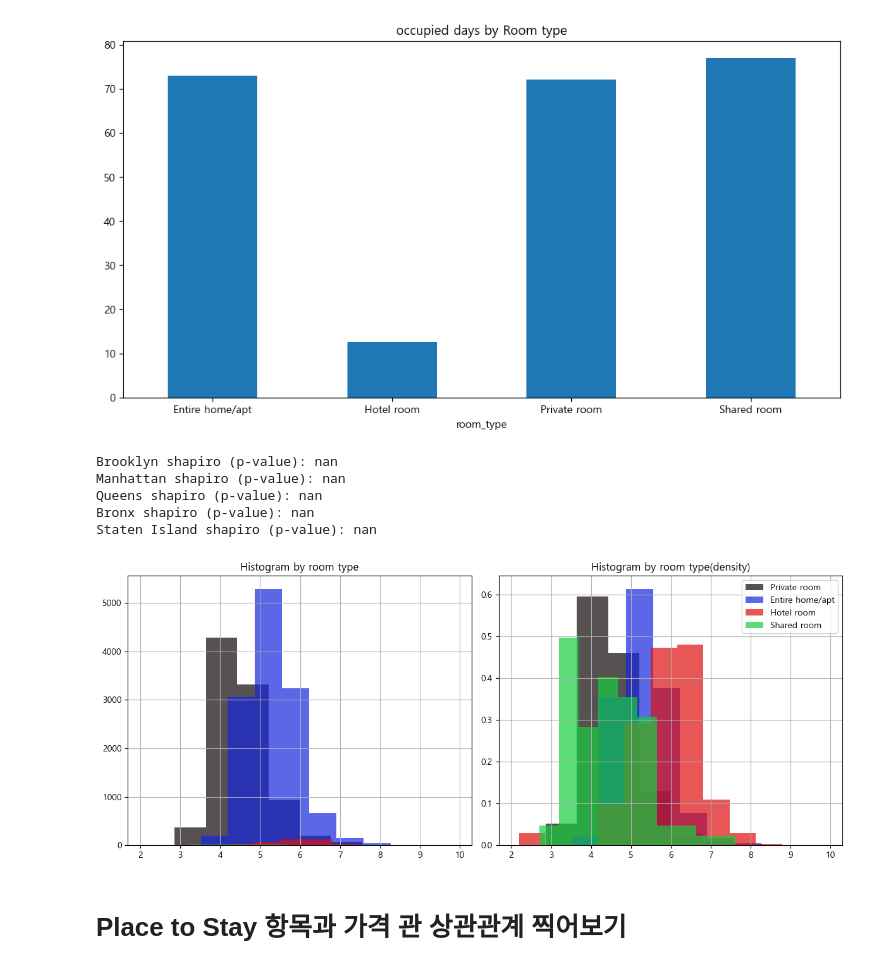
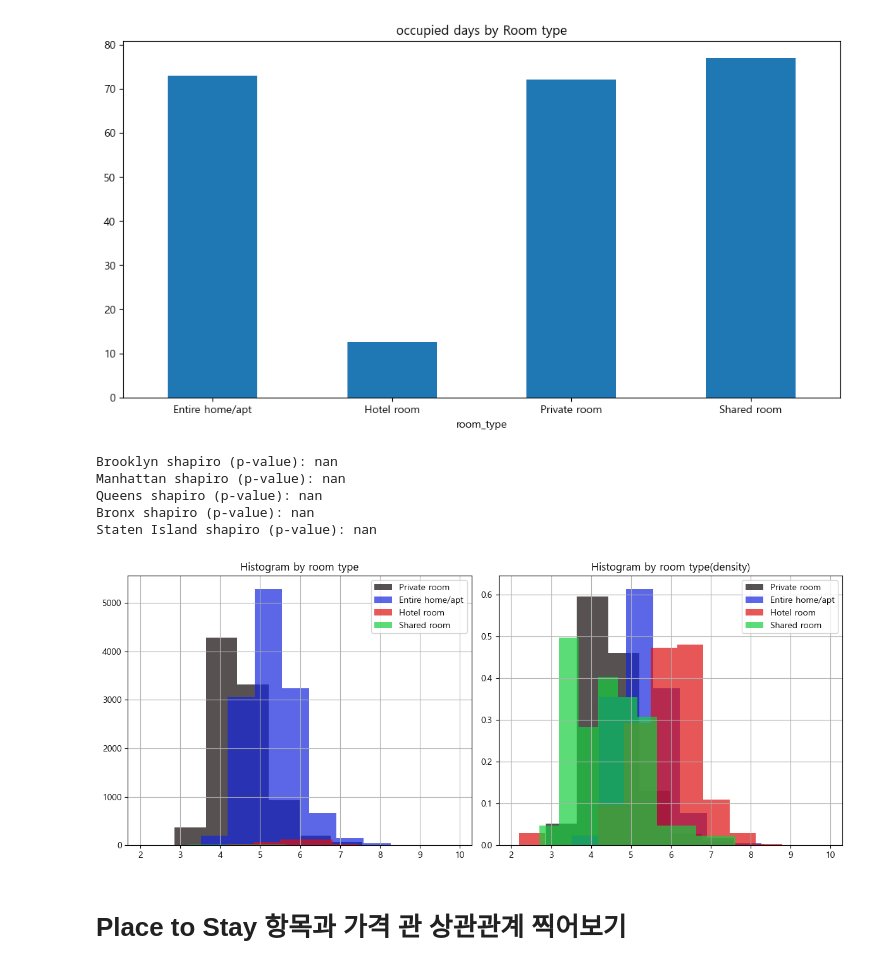
Before and after one commit to sybeom528/airbnb_price_prediction, a Jupyter notebook: notebooks/lch_first_eda.ipynb, the cells around one changed output. Drawn from its saved outputs; the diff is of its cells as text; code cells hidden in the pictures.

```diff
--- a/notebooks/lch_first_eda.ipynb
+++ b/notebooks/lch_first_eda.ipynb
@@ -357,35 +359,36 @@ room_price_df['occupied_days'].plot(kind='bar', rot = 0, title = 'occupied days
 room_cols = df['room_type'].unique()
 room_cols
 color_cols = ["#110707","#1626DE","#DE1010","#16CE3E"]
 
 for i in group_cols:
     print(f'{i} shapiro (p-value): {stats.shapiro(df[df['room_type']==i]['price'])[1]}')
 
 
 fig, ax = plt.subplots(1,2,figsize=(12,5))
 
 for idx, g in enumerate(room_cols):
     room_price = df[df["room_type"] == g]["price"]
     room_price = np.log1p(room_price)
     room_price.hist(color=color_cols[idx],ax=ax[0], label=g, alpha = 0.7)
 
 for idx, g in enumerate(room_cols):
     room_price = df[df["room_type"] == g]["price"]
     room_price = np.log1p(room_price)
     room_price.hist(color=color_cols[idx],ax=ax[1], label=g, alpha = 0.7, density = True)
 
 ax[0].set_title('Histogram by room type')
 ax[1].set_title('Histogram by room type(density)')
-plt.legend()
+ax[0].legend()
+ax[1].legend()
 plt.tight_layout()
 plt.show()
 # %% [output]
 Brooklyn shapiro (p-value): nan
 Manhattan shapiro (p-value): nan
 Queens shapiro (p-value): nan
 Bronx shapiro (p-value): nan
 Staten Island shapiro (p-value): nan
-[figure, old version]
+[figure, new version]
 # %% [markdown]
 # Place to Stay 항목과 가격 관 상관관계 찍어보기
 # %%
```
Also changed, not shown: parts of 3 cells of this notebook.
